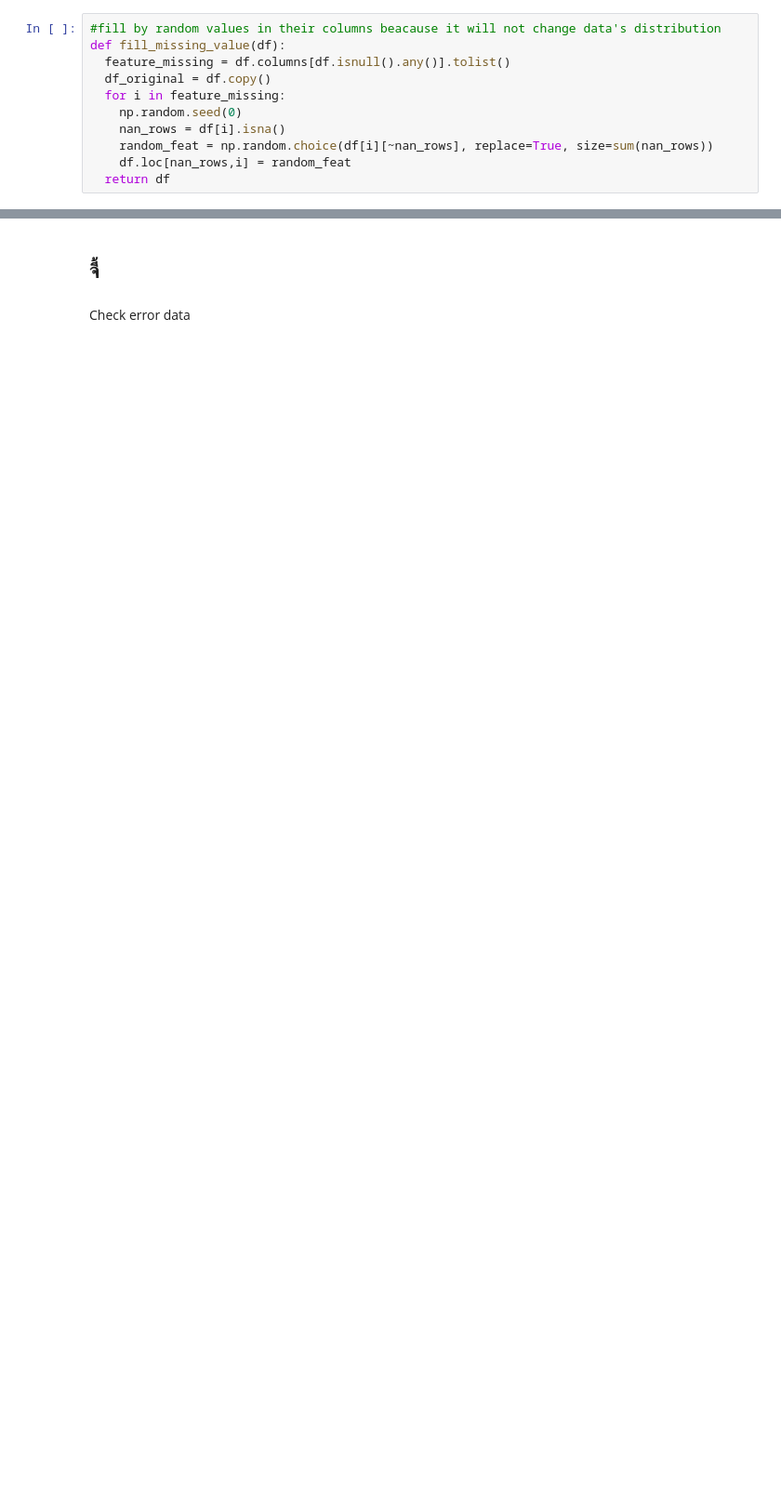
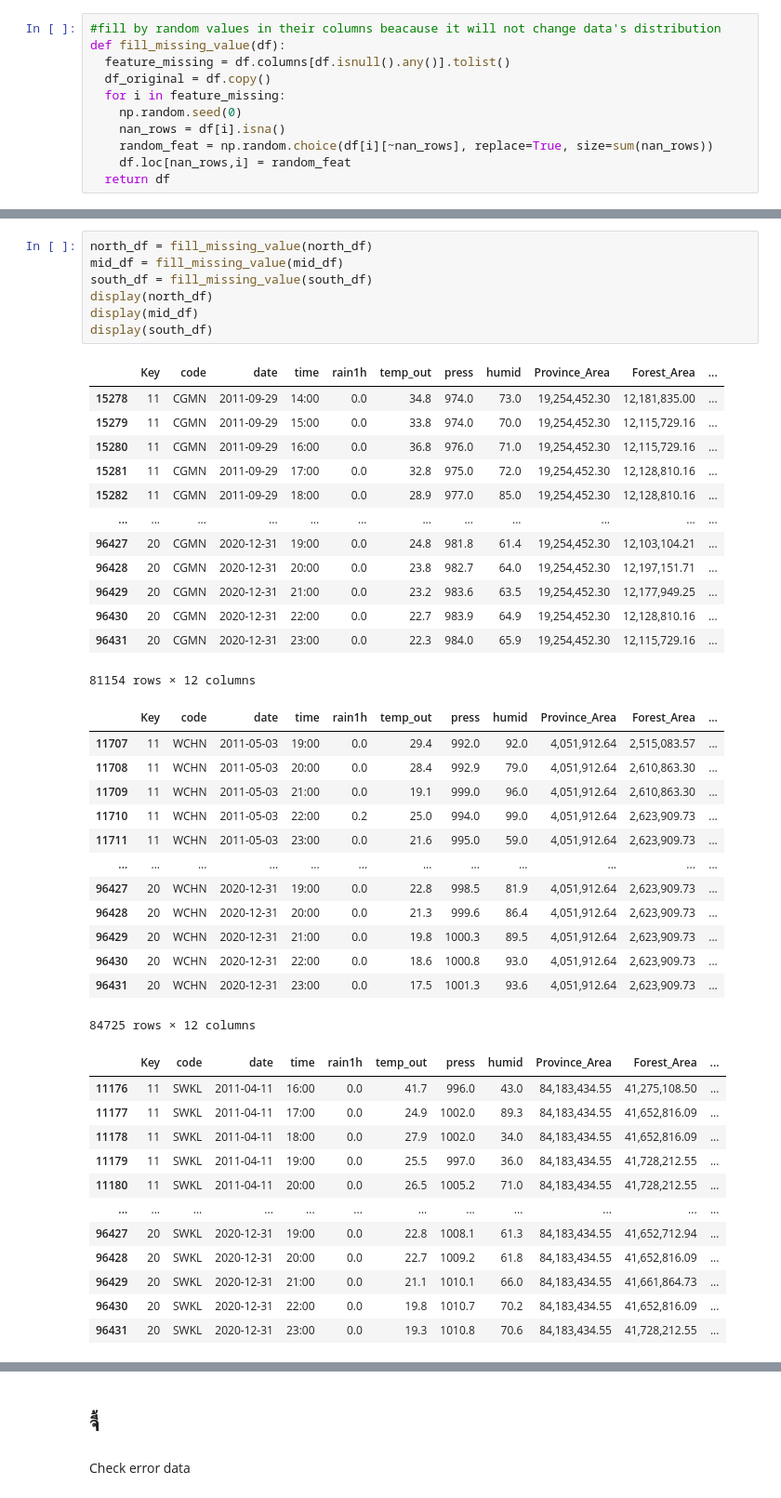
Before and after one commit to punnarat-w/Yomriver_analysis, a Jupyter notebook: ForecastingModel.ipynb, the cells around one changed output, grey strips where cells are left out. Shown at 93% size. Cells and saved outputs as stored; diff of their text form; blank space fills up the shorter version.

```diff
--- a/ForecastingModel.ipynb
+++ b/ForecastingModel.ipynb
@@ -656,0 +484,46 @@ display(south)
+# %%
+north_df = fill_missing_value(north_df)
+mid_df = fill_missing_value(mid_df)
+south_df = fill_missing_value(south_df)
+display(north_df)
+display(mid_df)
+display(south_df)
+# %% [output]
+|  | Key | code | date | time | rain1h | temp_out | press | humid | Province_Area | Forest_Area | ... |
+| 15278 | 11 | CGMN | 2011-09-29 | 14:00 | 0.0 | 34.8 | 974.0 | 73.0 | 19,254,452.30 | 12,181,835.00 | ... |
+| 15279 | 11 | CGMN | 2011-09-29 | 15:00 | 0.0 | 33.8 | 974.0 | 70.0 | 19,254,452.30 | 12,115,729.16 | ... |
+| 15280 | 11 | CGMN | 2011-09-29 | 16:00 | 0.0 | 36.8 | 976.0 | 71.0 | 19,254,452.30 | 12,115,729.16 | ... |
+| 15281 | 11 | CGMN | 2011-09-29 | 17:00 | 0.0 | 32.8 | 975.0 | 72.0 | 19,254,452.30 | 12,128,810.16 | ... |
+| 15282 | 11 | CGMN | 2011-09-29 | 18:00 | 0.0 | 28.9 | 977.0 | 85.0 | 19,254,452.30 | 12,128,810.16 | ... |
+| ... | ... | ... | ... | ... | ... | ... | ... | ... | ... | ... | ... |
+| 96427 | 20 | CGMN | 2020-12-31 | 19:00 | 0.0 | 24.8 | 981.8 | 61.4 | 19,254,452.30 | 12,103,104.21 | ... |
+| 96428 | 20 | CGMN | 2020-12-31 | 20:00 | 0.0 | 23.8 | 982.7 | 64.0 | 19,254,452.30 | 12,197,151.71 | ... |
+| 96429 | 20 | CGMN | 2020-12-31 | 21:00 | 0.0 | 23.2 | 983.6 | 63.5 | 19,254,452.30 | 12,177,949.25 | ... |
+| 96430 | 20 | CGMN | 2020-12-31 | 22:00 | 0.0 | 22.7 | 983.9 | 64.9 | 19,254,452.30 | 12,128,810.16 | ... |
+| 96431 | 20 | CGMN | 2020-12-31 | 23:00 | 0.0 | 22.3 | 984.0 | 65.9 | 19,254,452.30 | 12,115,729.16 | ... |
+81154 rows × 12 columns
+|  | Key | code | date | time | rain1h | temp_out | press | humid | Province_Area | Forest_Area | ... |
+| 11707 | 11 | WCHN | 2011-05-03 | 19:00 | 0.0 | 29.4 | 992.0 | 92.0 | 4,051,912.64 | 2,515,083.57 | ... |
+| 11708 | 11 | WCHN | 2011-05-03 | 20:00 | 0.0 | 28.4 | 992.9 | 79.0 | 4,051,912.64 | 2,610,863.30 | ... |
+| 11709 | 11 | WCHN | 2011-05-03 | 21:00 | 0.0 | 19.1 | 999.0 | 96.0 | 4,051,912.64 | 2,610,863.30 | ... |
+| 11710 | 11 | WCHN | 2011-05-03 | 22:00 | 0.2 | 25.0 | 994.0 | 99.0 | 4,051,912.64 | 2,623,909.73 | ... |
+| 11711 | 11 | WCHN | 2011-05-03 | 23:00 | 0.0 | 21.6 | 995.0 | 59.0 | 4,051,912.64 | 2,623,909.73 | ... |
+| ... | ... | ... | ... | ... | ... | ... | ... | ... | ... | ... | ... |
+| 96427 | 20 | WCHN | 2020-12-31 | 19:00 | 0.0 | 22.8 | 998.5 | 81.9 | 4,051,912.64 | 2,623,909.73 | ... |
+| 96428 | 20 | WCHN | 2020-12-31 | 20:00 | 0.0 | 21.3 | 999.6 | 86.4 | 4,051,912.64 | 2,623,909.73 | ... |
+| 96429 | 20 | WCHN | 2020-12-31 | 21:00 | 0.0 | 19.8 | 1000.3 | 89.5 | 4,051,912.64 | 2,623,909.73 | ... |
+| 96430 | 20 | WCHN | 2020-12-31 | 22:00 | 0.0 | 18.6 | 1000.8 | 93.0 | 4,051,912.64 | 2,623,909.73 | ... |
+| 96431 | 20 | WCHN | 2020-12-31 | 23:00 | 0.0 | 17.5 | 1001.3 | 93.6 | 4,051,912.64 | 2,623,909.73 | ... |
+84725 rows × 12 columns
+|  | Key | code | date | time | rain1h | temp_out | press | humid | Province_Area | Forest_Area | ... |
+| 11176 | 11 | SWKL | 2011-04-11 | 16:00 | 0.0 | 41.7 | 996.0 | 43.0 | 84,183,434.55 | 41,275,108.50 | ... |
+| 11177 | 11 | SWKL | 2011-04-11 | 17:00 | 0.0 | 24.9 | 1002.0 | 89.3 | 84,183,434.55 | 41,652,816.09 | ... |
+| 11178 | 11 | SWKL | 2011-04-11 | 18:00 | 0.0 | 27.9 | 1002.0 | 34.0 | 84,183,434.55 | 41,652,816.09 | ... |
+| 11179 | 11 | SWKL | 2011-04-11 | 19:00 | 0.0 | 25.5 | 997.0 | 36.0 | 84,183,434.55 | 41,728,212.55 | ... |
+| 11180 | 11 | SWKL | 2011-04-11 | 20:00 | 0.0 | 26.5 | 1005.2 | 71.0 | 84,183,434.55 | 41,728,212.55 | ... |
+| ... | ... | ... | ... | ... | ... | ... | ... | ... | ... | ... | ... |
+| 96427 | 20 | SWKL | 2020-12-31 | 19:00 | 0.0 | 22.8 | 1008.1 | 61.3 | 84,183,434.55 | 41,652,712.94 | ... |
+| 96428 | 20 | SWKL | 2020-12-31 | 20:00 | 0.0 | 22.7 | 1009.2 | 61.8 | 84,183,434.55 | 41,652,816.09 | ... |
+| 96429 | 20 | SWKL | 2020-12-31 | 21:00 | 0.0 | 21.1 | 1010.1 | 66.0 | 84,183,434.55 | 41,661,864.73 | ... |
+| 96430 | 20 | SWKL | 2020-12-31 | 22:00 | 0.0 | 19.8 | 1010.7 | 70.2 | 84,183,434.55 | 41,652,816.09 | ... |
+| 96431 | 20 | SWKL | 2020-12-31 | 23:00 | 0.0 | 19.3 | 1010.8 | 70.6 | 84,183,434.55 | 41,728,212.55 | ... |
```
Also changed, not shown: parts of 81 cells of this notebook.
